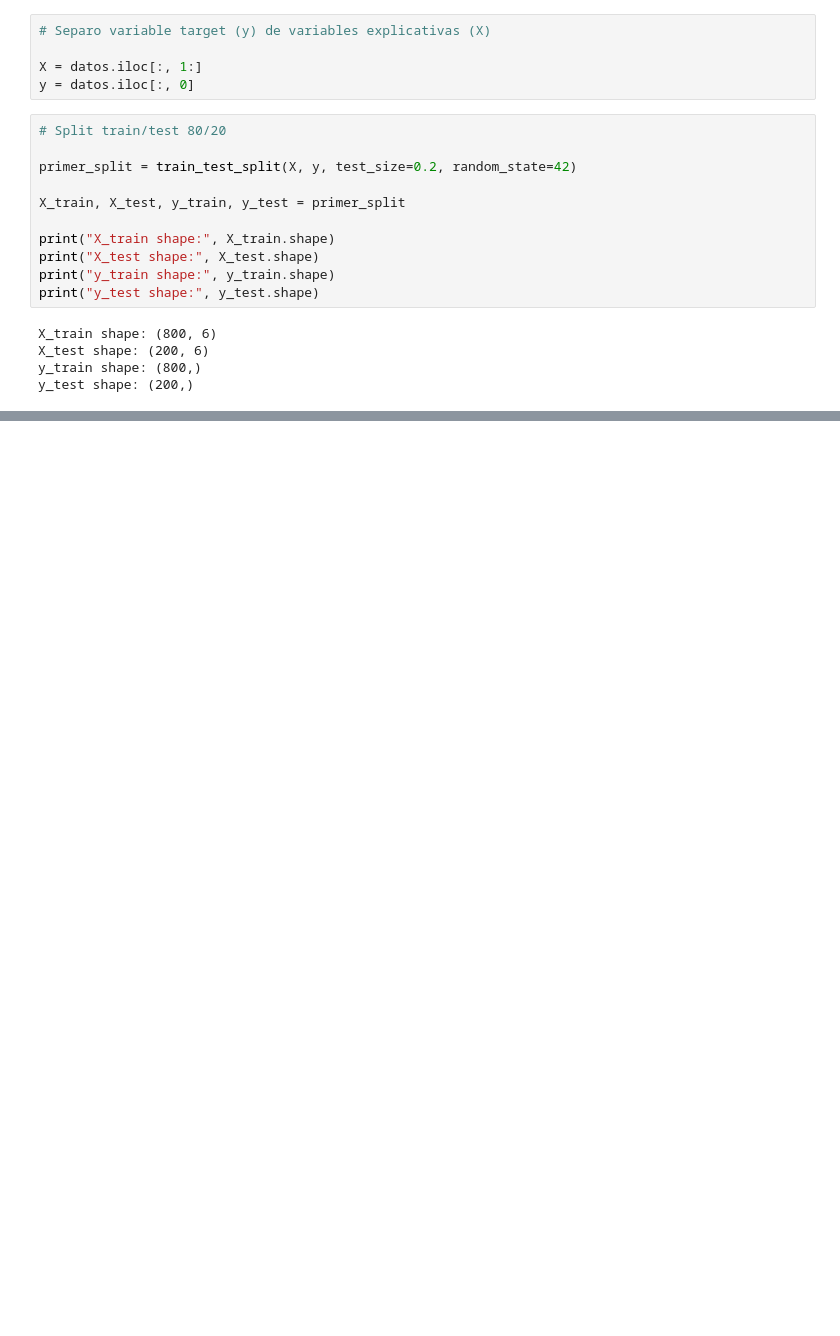
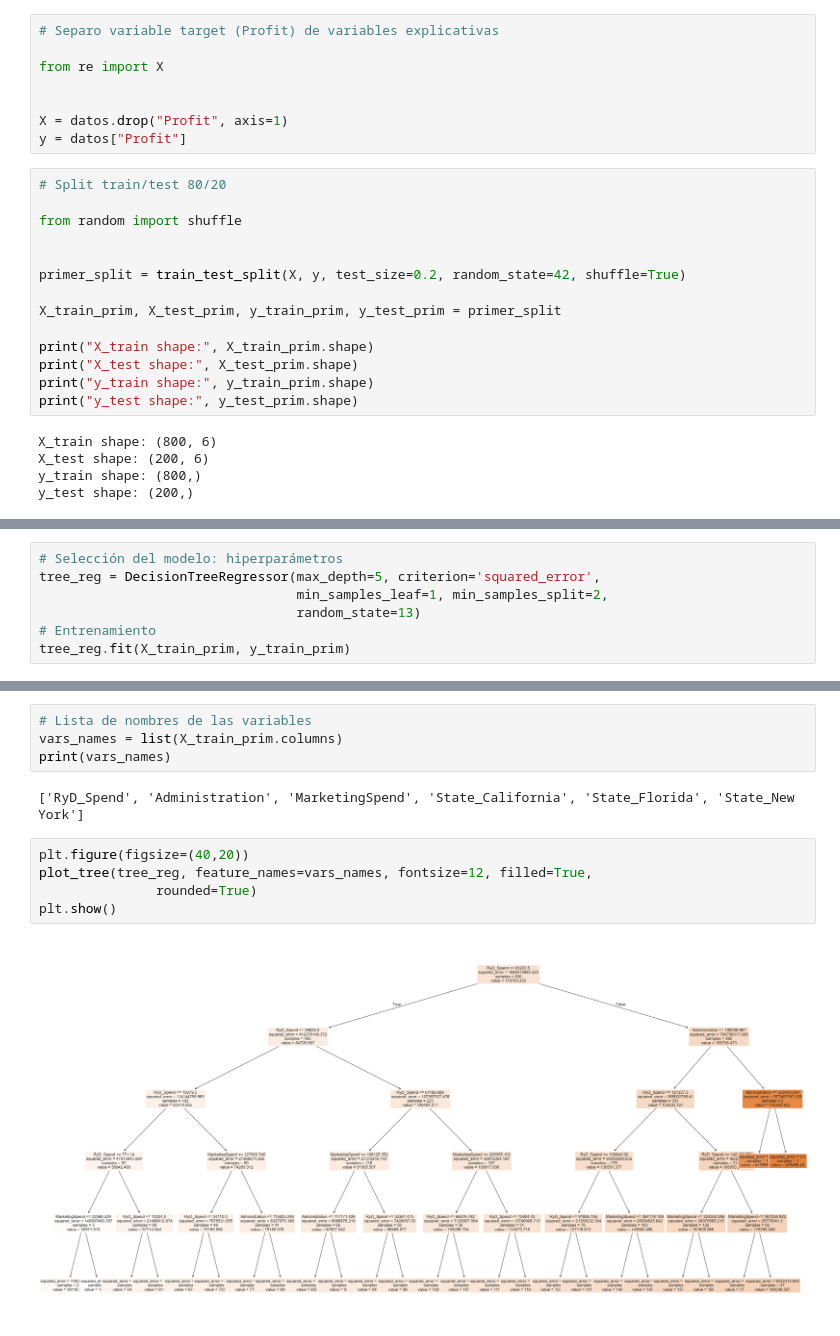
Before and after one commit to Fabrote/Classification-and-Regression-Trees, a Jupyter notebook: MD-TP2_TAPIA-PALACIO.ipynb, the cells around one changed output, grey strips where cells are left out. Drawn from its saved outputs; the diff is of its cells as text; blank space fills up the shorter version.

```diff
--- a/MD-TP2_TAPIA-PALACIO.ipynb
+++ b/MD-TP2_TAPIA-PALACIO.ipynb
@@ -271,21 +289,27 @@ datos.head()
 # %% [markdown]
 ### Split
 # %%
-# Separo variable target (y) de variables explicativas (X)
+# Separo variable target (Profit) de variables explicativas
 
-X = datos.iloc[:, 1:]
-y = datos.iloc[:, 0]
+from re import X
+
+
+X = datos.drop("Profit", axis=1)
+y = datos["Profit"]
 # %%
 # Split train/test 80/20
 
-primer_split = train_test_split(X, y, test_size=0.2, random_state=42)
+from random import shuffle
 
-X_train, X_test, y_train, y_test = primer_split
 
-print("X_train shape:", X_train.shape)
-print("X_test shape:", X_test.shape)
-print("y_train shape:", y_train.shape)
-print("y_test shape:", y_test.shape)
+primer_split = train_test_split(X, y, test_size=0.2, random_state=42, shuffle=True)
+
+X_train_prim, X_test_prim, y_train_prim, y_test_prim = primer_split
+
+print("X_train shape:", X_train_prim.shape)
+print("X_test shape:", X_test_prim.shape)
+print("y_train shape:", y_train_prim.shape)
+print("y_test shape:", y_test_prim.shape)
 # %% [output]
 X_train shape: (800, 6)
 X_test shape: (200, 6)
@@ -309,0 +341,7 @@ y_test shape: (300,)
+# %%
+# Selección del modelo: hiperparámetros
+tree_reg = DecisionTreeRegressor(max_depth=5, criterion='squared_error',
+                                 min_samples_leaf=1, min_samples_split=2,
+                                 random_state=13)
+# Entrenamiento
+tree_reg.fit(X_train_prim, y_train_prim)
@@ -309,0 +350,13 @@ y_test shape: (300,)
+# %%
+# Lista de nombres de las variables
+vars_names = list(X_train_prim.columns)
+print(vars_names)
+# %% [output]
+['RyD_Spend', 'Administration', 'MarketingSpend', 'State_California', 'State_Florida', 'State_New York']
+# %%
+plt.figure(figsize=(40,20))
+plot_tree(tree_reg, feature_names=vars_names, fontsize=12, filled=True,
+               rounded=True)
+plt.show()
+# %% [output]
+[figure, added]
```
Also changed, not shown: parts of 8 cells of this notebook, 1 other file.
